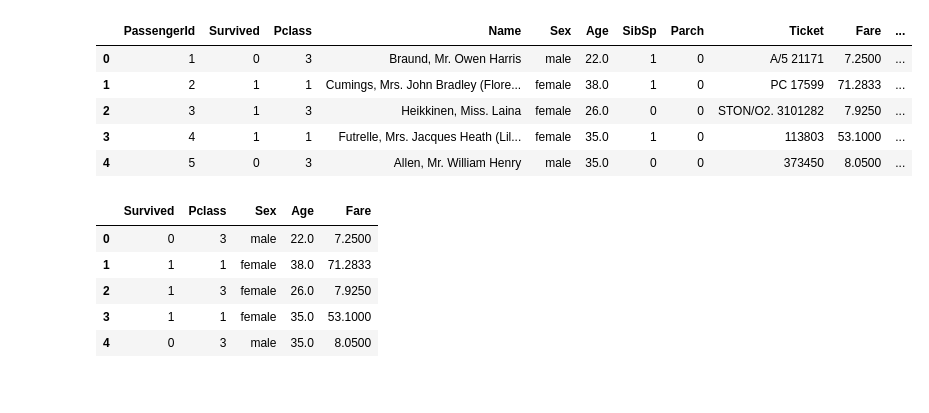
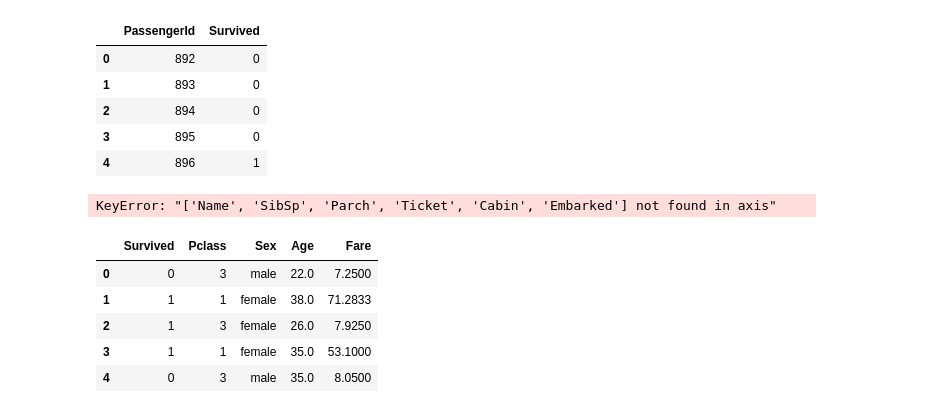
Before and after one commit to HaleyKwok/Python_Libraries_for_ML, a Jupyter notebook: Supervised Learning/Classification/Decision Tree/Exercise decision_tree.ipynb, the cells around one changed output. Saved outputs shown, nothing was run; the diff lists cells and outputs as text; code cells hidden in the pictures.

```diff
--- a/Supervised Learning/Classification/Decision Tree/Exercise decision_tree.ipynb
+++ b/Supervised Learning/Classification/Decision Tree/Exercise decision_tree.ipynb
@@ -1,17 +1,19 @@
 # %%
 import pandas as pd
 # %%
-df = pd.read_csv("titanic.csv")
+df = pd.read_csv("/Users/haleyk/Documents/Python_Libraries_for_ML/Python_Libraries_for_ML/Supervised Learning/Classification/Decision Tree/titanic.csv")
 df.head()
 # %% [output]
-|  | PassengerId | Survived | Pclass | Name | Sex | Age | SibSp | Parch | Ticket | Fare | ... |
-| 0 | 1 | 0 | 3 | Braund, Mr. Owen Harris | male | 22.0 | 1 | 0 | A/5 21171 | 7.2500 | ... |
-| 1 | 2 | 1 | 1 | Cumings, Mrs. John Bradley (Flore... | female | 38.0 | 1 | 0 | PC 17599 | 71.2833 | ... |
-| 2 | 3 | 1 | 3 | Heikkinen, Miss. Laina | female | 26.0 | 0 | 0 | STON/O2. 3101282 | 7.9250 | ... |
-| 3 | 4 | 1 | 1 | Futrelle, Mrs. Jacques Heath (Lil... | female | 35.0 | 1 | 0 | 113803 | 53.1000 | ... |
-| 4 | 5 | 0 | 3 | Allen, Mr. William Henry | male | 35.0 | 0 | 0 | 373450 | 8.0500 | ... |
+|  | PassengerId | Survived |
+| 0 | 892 | 0 |
+| 1 | 893 | 0 |
+| 2 | 894 | 0 |
+| 3 | 895 | 0 |
+| 4 | 896 | 1 |
 # %%
 df.drop(['PassengerId','Name','SibSp','Parch','Ticket','Cabin','Embarked'],axis='columns',inplace=True)
+# %% [output]
+KeyError: "['Name', 'SibSp', 'Parch', 'Ticket', 'Cabin', 'Embarked'] not found in axis"
 # %%
 df.head()
 # %% [output]
```
Also changed, not shown: 1 other file.
